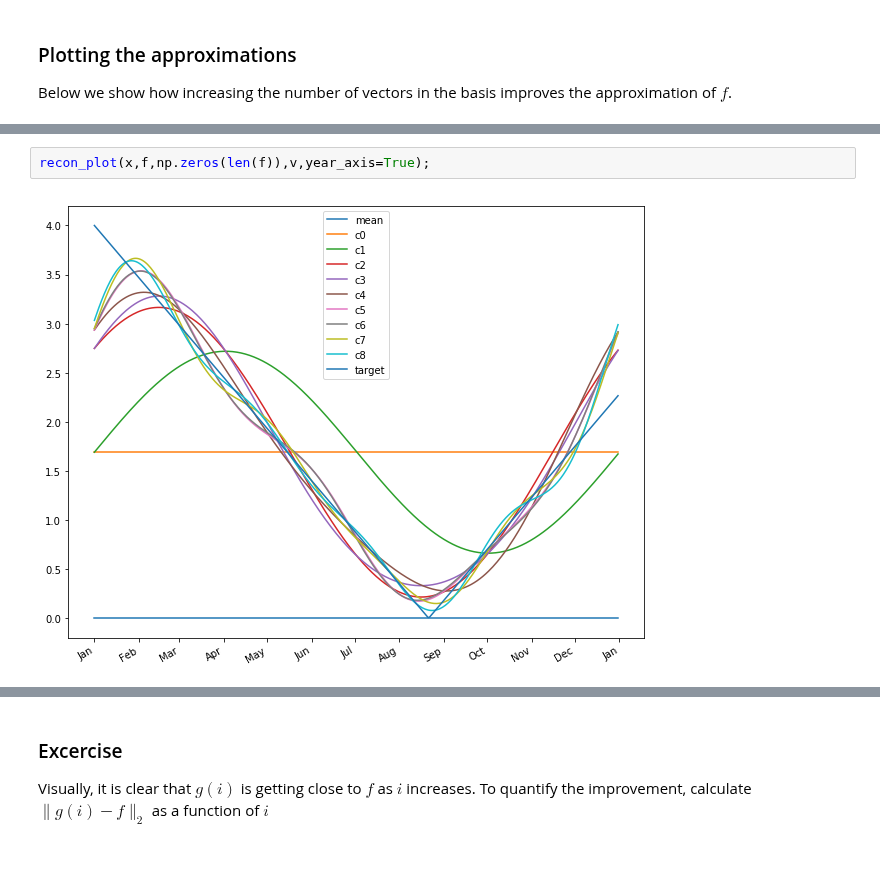
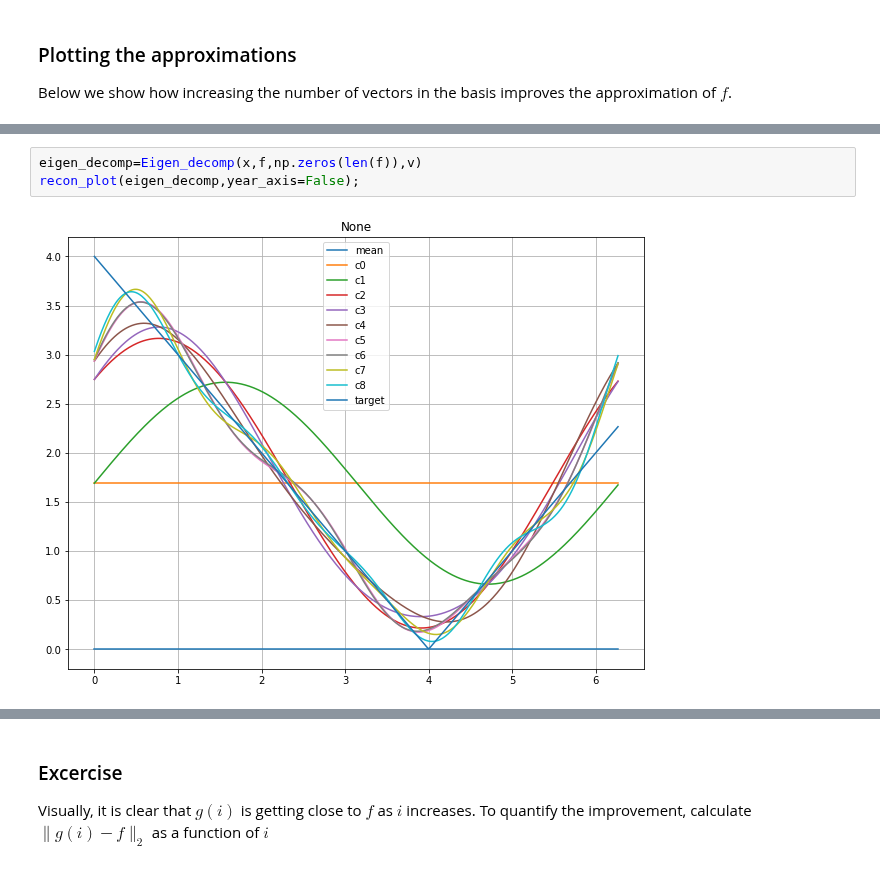
Before and after one commit to ucsd-edx/edX-Micro-Master-in-Data-Science, a Jupyter notebook: big-data-analytics-using-spark/notebooks/2.PCA/1. functions as vectors.ipynb, the cells around one changed output, grey strips where cells are left out. Saved outputs shown, nothing was run; the diff lists cells and outputs as text.

Commit message:
smoothing out multiple uses of recon_plot.py

```diff
--- a/big-data-analytics-using-spark/notebooks/2.PCA/1. functions as vectors.ipynb
+++ b/big-data-analytics-using-spark/notebooks/2.PCA/1. functions as vectors.ipynb
@@ -135,7 +110,8 @@ Overwriting lib/YearPlotter.py
 # %%
-recon_plot(x,f,np.zeros(len(f)),v,year_axis=True);
+eigen_decomp=Eigen_decomp(x,f,np.zeros(len(f)),v)
+recon_plot(eigen_decomp,year_axis=False);
 # %% [output]
-[figure, old version]
+[figure, new version]
 # %%
 import numpy as np
 from ipywidgets import interactive,widgets
```
Also changed, not shown: parts of 10 cells of this notebook, 4 other files.
